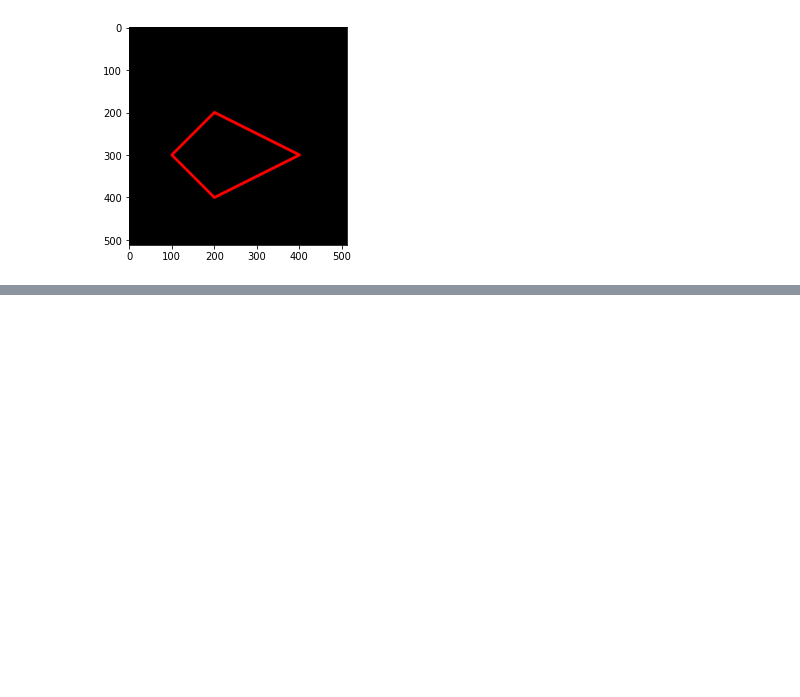
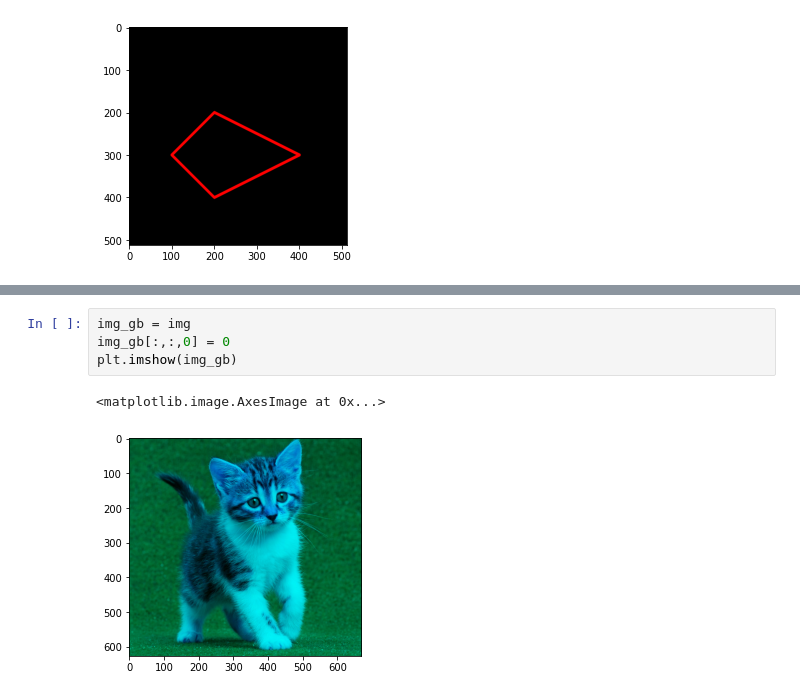
Before and after one commit to FarhanAgil/PCVK_Genap2022, a Jupyter notebook: Week2.ipynb, the cells around one changed output, grey strips where cells are left out. Drawn from its saved outputs; the diff is of its cells as text; blank space fills up the shorter version.

```diff
--- a/Week2.ipynb
+++ b/Week2.ipynb
@@ -121,0 +130,7 @@ plt.imshow(black_img2)
+# %%
+img_gb = img
+img_gb[:,:,0] = 0
+plt.imshow(img_gb)
+# %% [output]
+<matplotlib.image.AxesImage at 0x...>
+[figure, added]
```
Also changed, not shown: parts of 9 cells of this notebook.
